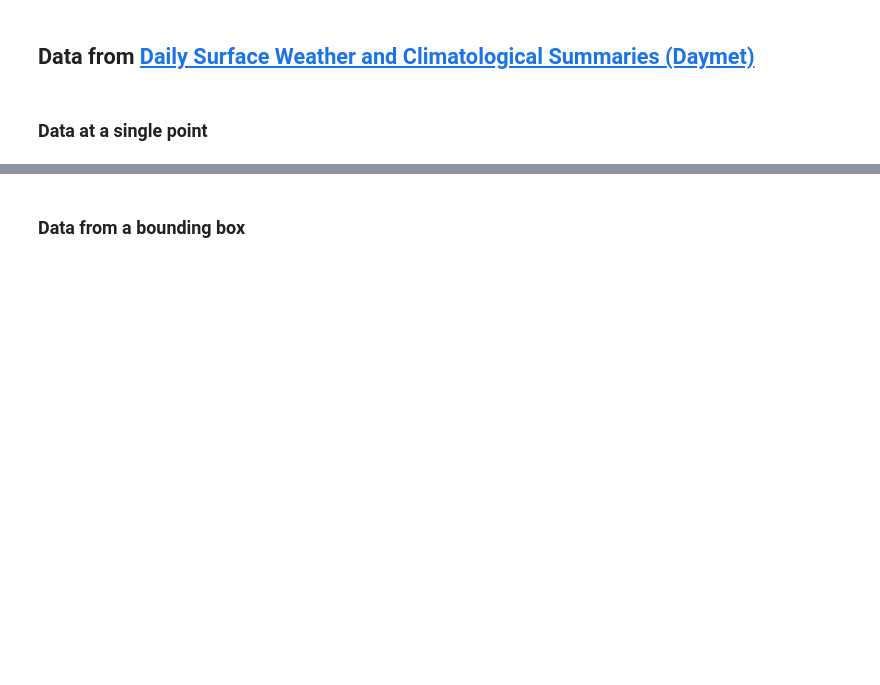
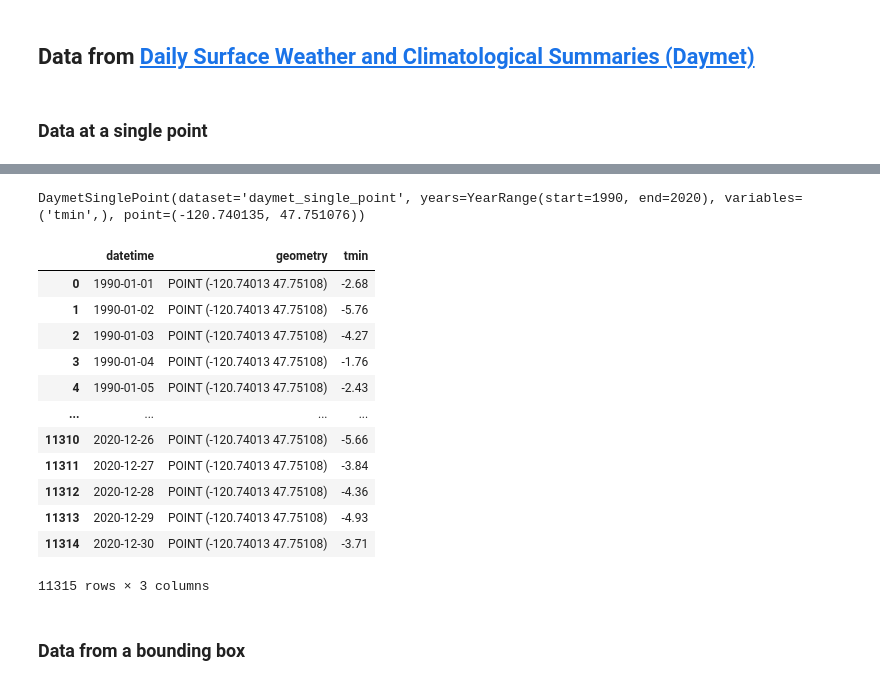
Before and after one commit to phenology/springtime, a Jupyter notebook: docs/notebooks/datasets_daymet.ipynb, the cells around one changed output, grey strips where cells are left out. Cells and saved outputs as stored; diff of their text form; code cells hidden in the pictures; blank space fills up the shorter version.

```diff
--- a/docs/notebooks/datasets_daymet.ipynb
+++ b/docs/notebooks/datasets_daymet.ipynb
@@ -30,0 +37,6 @@ df_wa_point.head()
+# %%
+# Create a dataset instance
+dataset = DaymetSinglePoint(point=(target_lon,target_lat), years=[1990, 2020], variables=("tmin",))
+dataset
+# %% [output]
+DaymetSinglePoint(dataset='daymet_single_point', years=YearRange(start=1990, end=2020), variables=('tmin',), point=(-120.740135, 47.751076))
@@ -31,3 +46,22 @@ df_wa_point.head()
+# %%
+# Load downloded data as a dataframe
+df_wa_point = dataset.load()
+# df_wa_point.head()
+df_wa_point
+# %% [output]
+|  | datetime | geometry | tmin |
+| 0 | 1990-01-01 | POINT (-120.74013 47.75108) | -2.68 |
+| 1 | 1990-01-02 | POINT (-120.74013 47.75108) | -5.76 |
+| 2 | 1990-01-03 | POINT (-120.74013 47.75108) | -4.27 |
+| 3 | 1990-01-04 | POINT (-120.74013 47.75108) | -1.76 |
+| 4 | 1990-01-05 | POINT (-120.74013 47.75108) | -2.43 |
+| ... | ... | ... | ... |
+| 11310 | 2020-12-26 | POINT (-120.74013 47.75108) | -5.66 |
+| 11311 | 2020-12-27 | POINT (-120.74013 47.75108) | -3.84 |
+| 11312 | 2020-12-28 | POINT (-120.74013 47.75108) | -4.36 |
+| 11313 | 2020-12-29 | POINT (-120.74013 47.75108) | -4.93 |
+| 11314 | 2020-12-30 | POINT (-120.74013 47.75108) | -3.71 |
+11315 rows × 3 columns
 # %% [markdown]
 ### Data from a bounding box
 # %%
```
Also changed, not shown: parts of 6 cells of this notebook, 1 other file.
